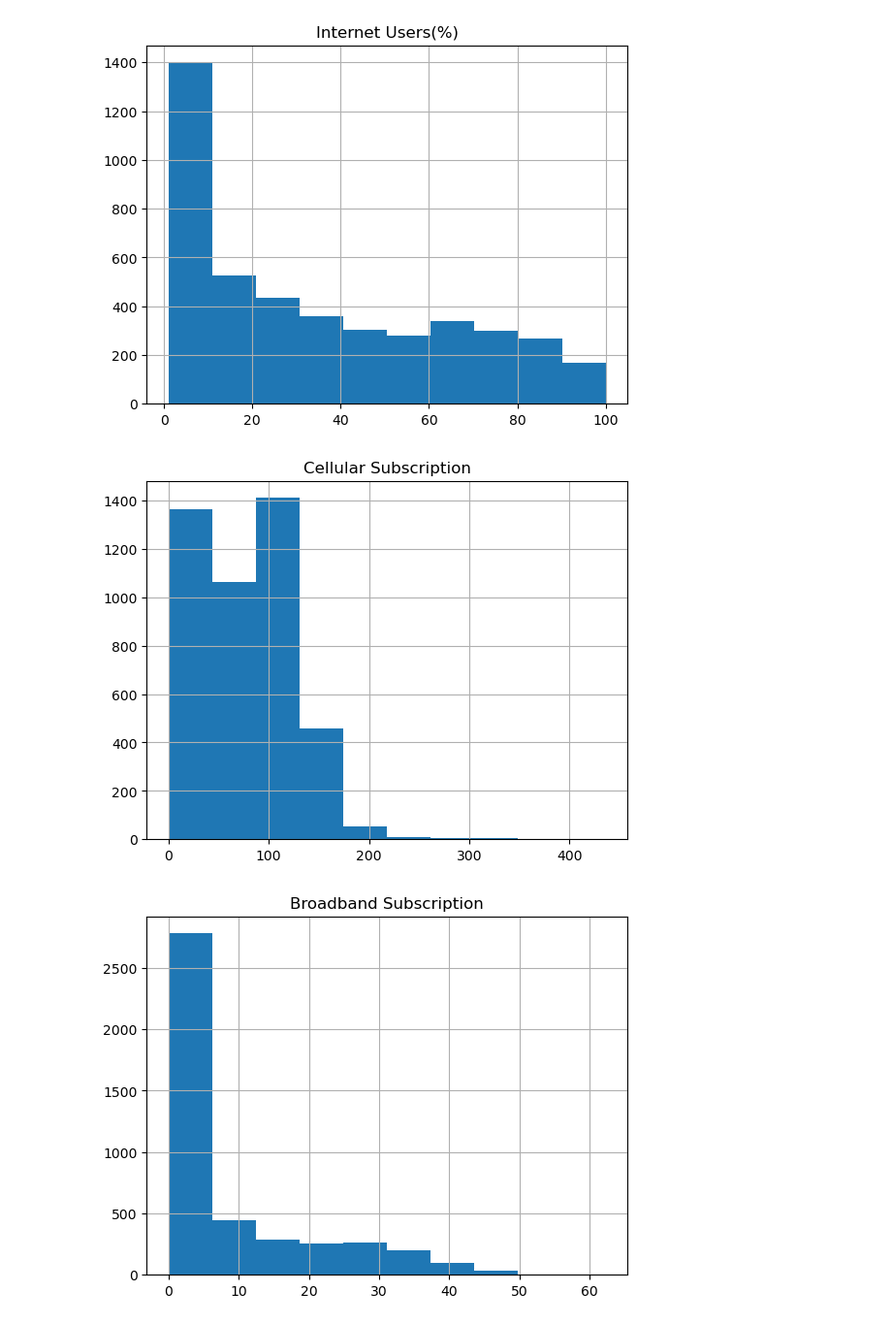
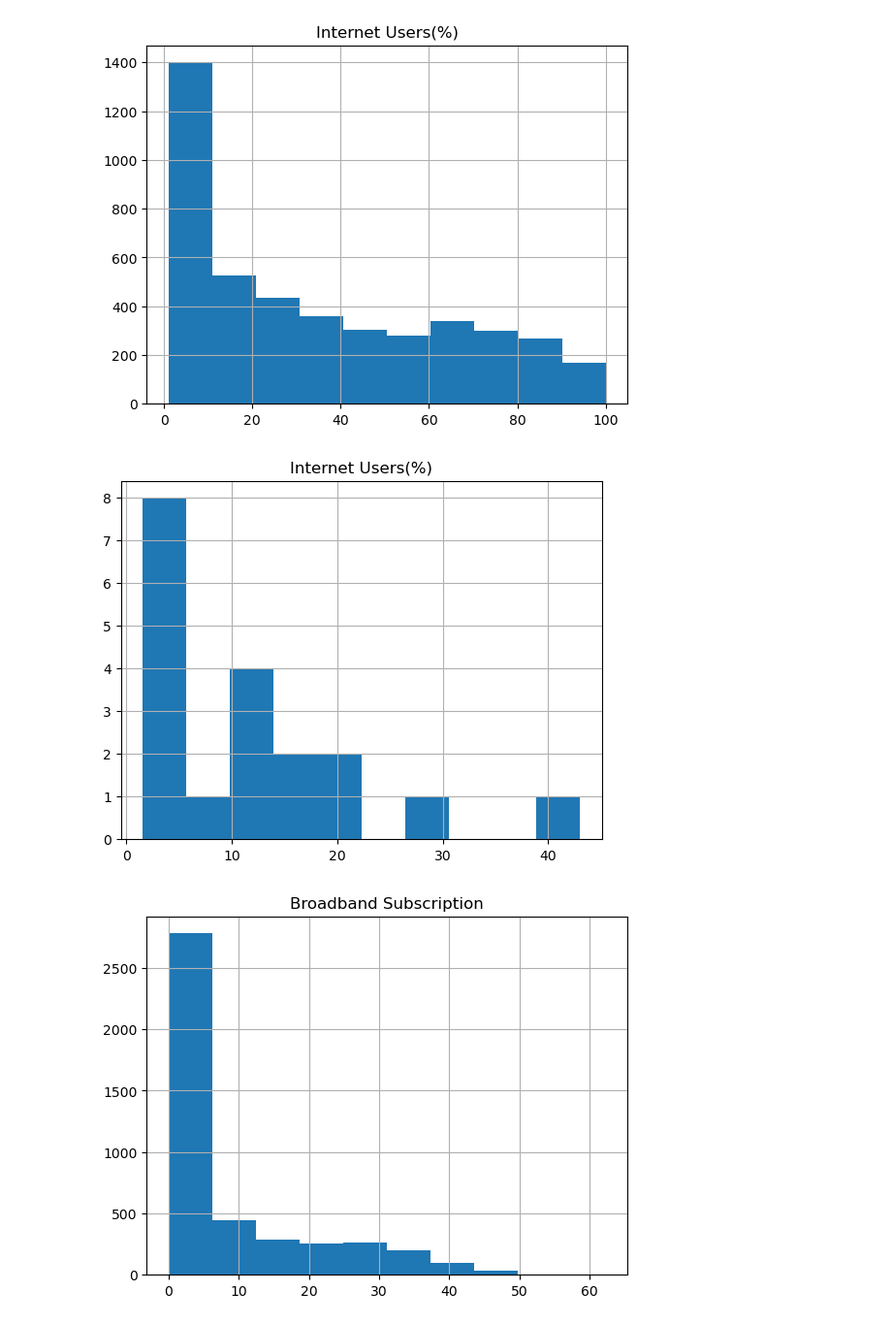
Before and after one commit to saad415/DataScience, a Jupyter notebook: EDA.ipynb, the cells around one changed output. Shown at 97% size. Saved outputs shown, nothing was run; the diff lists cells and outputs as text; code cells hidden in the pictures.

```diff
--- a/EDA.ipynb
+++ b/EDA.ipynb
@@ -48,9 +48,11 @@ df.hist(column='Internet Users(%)', bins=10);
 # %% [output]
 [figure]
 # %%
-df.hist(column='Cellular Subscription', bins=10);
+df_India = df[df['Entity'] == 'India']
+#print(df_India)
+df_India.hist(column='Internet Users(%)', bins=10);
 # %% [output]
-[figure, old version]
+[figure, new version]
 # %%
 df.hist(column='Broadband Subscription', bins=10);
 # %% [output]
```
Also changed, not shown: parts of 6 cells of this notebook.
